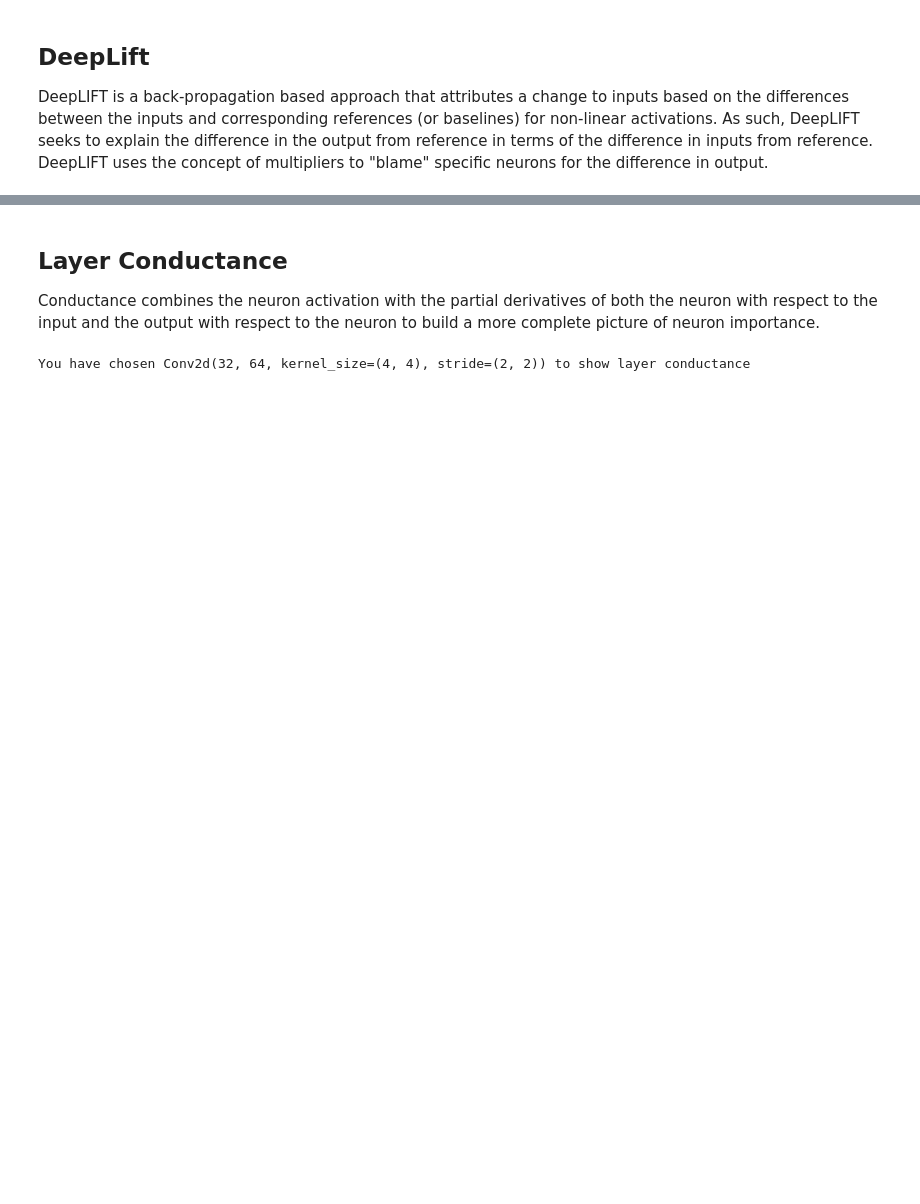
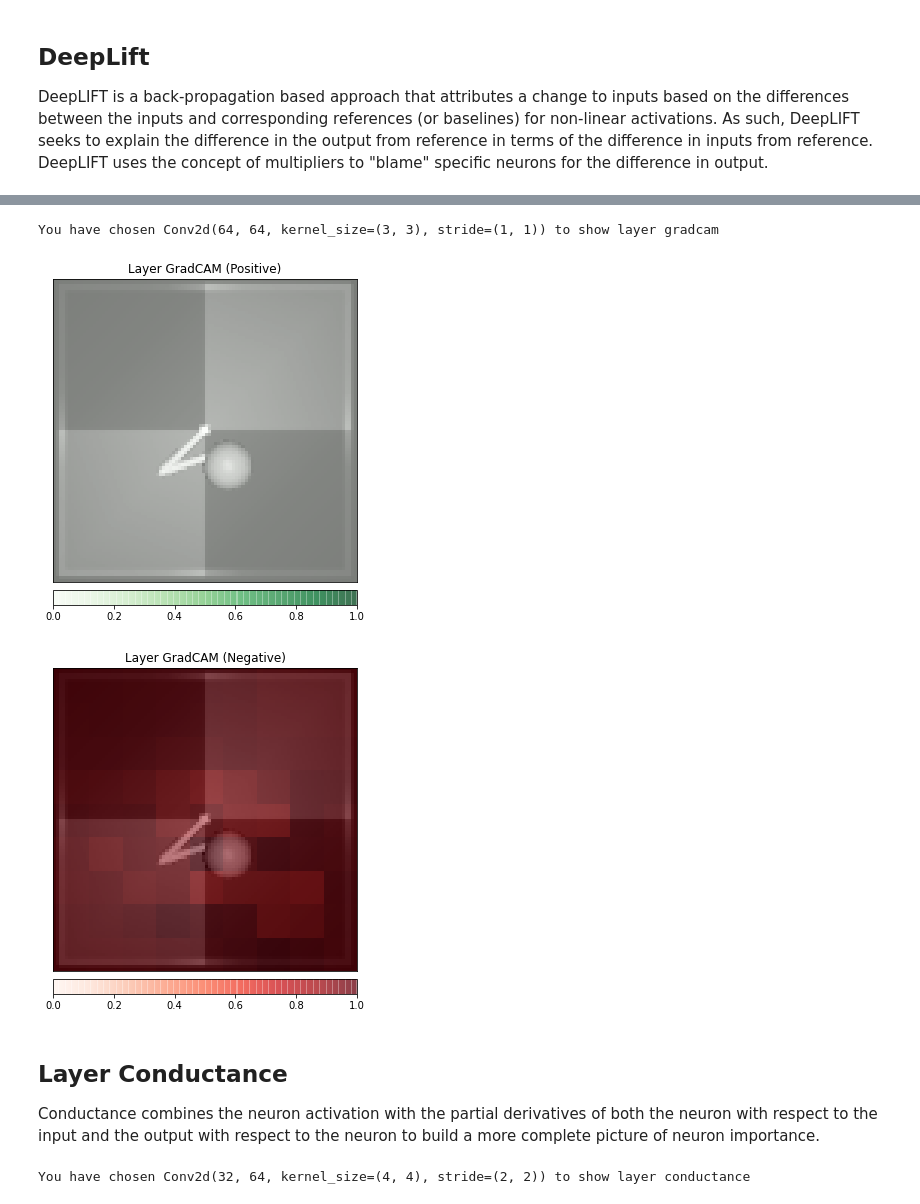
Before and after one commit to HumanCompatibleAI/eirli, a Jupyter notebook: analysis/interpret.ipynb, the cells around one changed output, grey strips where cells are left out. Drawn from its saved outputs; the diff is of its cells as text; code cells hidden in the pictures; blank space fills up the shorter version.

```diff
--- a/analysis/interpret.ipynb
+++ b/analysis/interpret.ipynb
@@ -21,15 +27,15 @@ from stable_baselines3.common.utils import get_device
 # %%
-interp_ex = Experiment('interp', ingredients=[benchmark_ingredient], interactive=True)
+render_interp_ex = Experiment('render_interp', ingredients=[benchmark_ingredient, interp_ex], interactive=True)
+interp_ex.observers.append(FileStorageObserver('runs/interpret_runs'))
 
 @interp_ex.config
 def config():
-    # Network setting
+    ##### These should be the only things you need to modify in this code block #####
     encoder_path = os.path.join(os.getcwd(), 'runs/chain_runs/3/policy_final.pt')
 
     # Data settings
     imgs = [888]  # index of the image to be inspected (int)
     assert all(isinstance(im, int) for im in imgs), 'imgs list should contain integers only'
 
-    # If log_dir is set to None, the interpretation images would not be saved.
-    log_dir = None
-    verbose = True
+    verbose = False
+    #################################################################################
@@ -82,3 +107,23 @@ deep_lift()
+# %%
+def layer_gradcam():
+    for img, label in zip(images, labels):
+        ##### These should be the only things you need to modify in this code block #####
+        module = 'encoder'
+        idx = 4
+        #################################################################################
+        chosen_layer = choose_layer(network, module, idx)
+        original_img = img[0].permute(1, 2, 0).detach().numpy()
+        assert isinstance(chosen_layer, torch.nn.Conv2d), 'GradCAM is usually applied to the last ' \
+                                                          'convolutional layer in the network.'
+        if verbose:
+            print(f"You have chosen {chosen_layer} to show layer gradcam")
+        layer_gradcam_(network, chosen_layer, img, label, original_img, None, False)
+
+layer_gradcam()
+# %% [output]
+You have chosen Conv2d(64, 64, kernel_size=(3, 3), stride=(1, 1)) to show layer gradcam
+[figure, added]
+[figure, added]
 # %% [markdown]
 ## Layer Conductance
 Conductance combines the neuron activation with the partial derivatives of both the neuron with respect to the input and the output with respect to the neuron to build a more complete picture of neuron importance.
```
Also changed, not shown: parts of 16 cells of this notebook, 1 other file.
